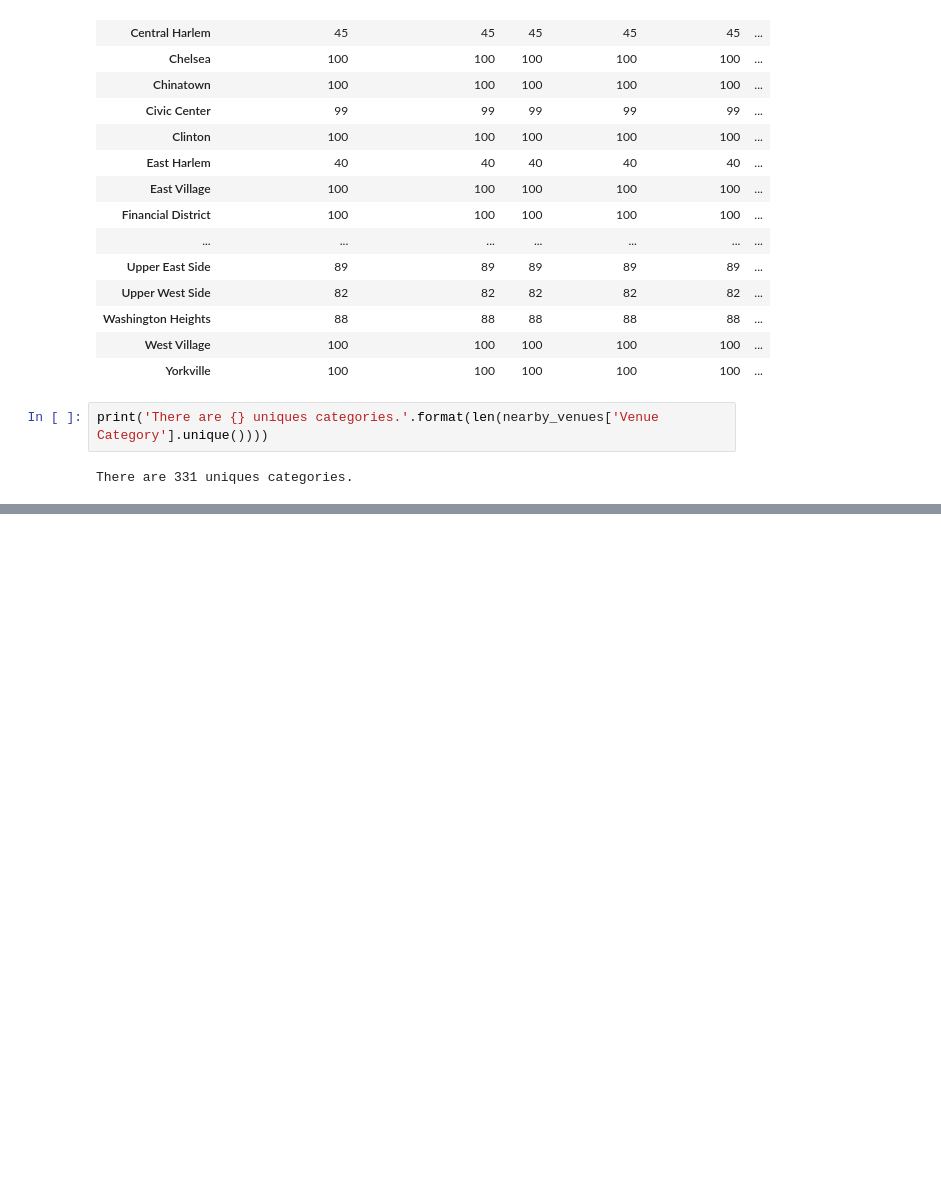
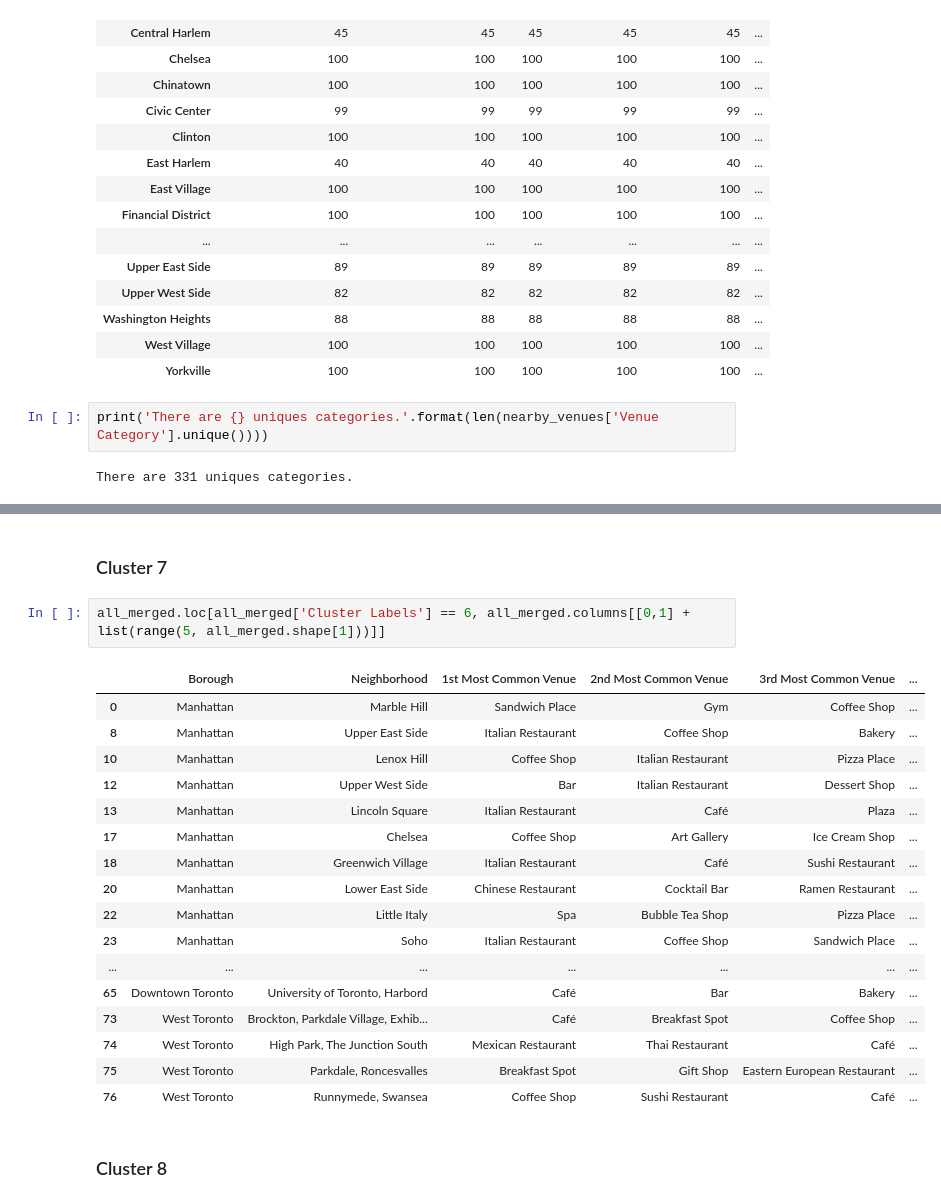
Before and after one commit to mynameiskenlee/Coursera_Capstone, a Jupyter notebook: Capstone project.ipynb, the cells around one changed output, grey strips where cells are left out. Cells and saved outputs as stored; diff of their text form; blank space fills up the shorter version.

```diff
--- a/Capstone project.ipynb
+++ b/Capstone project.ipynb
@@ -631,0 +969,24 @@ There are 331 uniques categories.
+# %% [markdown]
+### Cluster 7
+# %%
+all_merged.loc[all_merged['Cluster Labels'] == 6, all_merged.columns[[0,1] + list(range(5, all_merged.shape[1]))]]
+# %% [output]
+|  | Borough | Neighborhood | 1st Most Common Venue | 2nd Most Common Venue | 3rd Most Common Venue | ... |
+| 0 | Manhattan | Marble Hill | Sandwich Place | Gym | Coffee Shop | ... |
+| 8 | Manhattan | Upper East Side | Italian Restaurant | Coffee Shop | Bakery | ... |
+| 10 | Manhattan | Lenox Hill | Coffee Shop | Italian Restaurant | Pizza Place | ... |
+| 12 | Manhattan | Upper West Side | Bar | Italian Restaurant | Dessert Shop | ... |
+| 13 | Manhattan | Lincoln Square | Italian Restaurant | Café | Plaza | ... |
+| 17 | Manhattan | Chelsea | Coffee Shop | Art Gallery | Ice Cream Shop | ... |
+| 18 | Manhattan | Greenwich Village | Italian Restaurant | Café | Sushi Restaurant | ... |
+| 20 | Manhattan | Lower East Side | Chinese Restaurant | Cocktail Bar | Ramen Restaurant | ... |
+| 22 | Manhattan | Little Italy | Spa | Bubble Tea Shop | Pizza Place | ... |
+| 23 | Manhattan | Soho | Italian Restaurant | Coffee Shop | Sandwich Place | ... |
+| ... | ... | ... | ... | ... | ... | ... |
+| 65 | Downtown Toronto | University of Toronto, Harbord | Café | Bar | Bakery | ... |
+| 73 | West Toronto | Brockton, Parkdale Village, Exhib... | Café | Breakfast Spot | Coffee Shop | ... |
+| 74 | West Toronto | High Park, The Junction South | Mexican Restaurant | Thai Restaurant | Café | ... |
+| 75 | West Toronto | Parkdale, Roncesvalles | Breakfast Spot | Gift Shop | Eastern European Restaurant | ... |
+| 76 | West Toronto | Runnymede, Swansea | Coffee Shop | Sushi Restaurant | Café | ... |
+# %% [markdown]
+### Cluster 8
```
Also changed, not shown: parts of 74 cells of this notebook, 3 other files.
